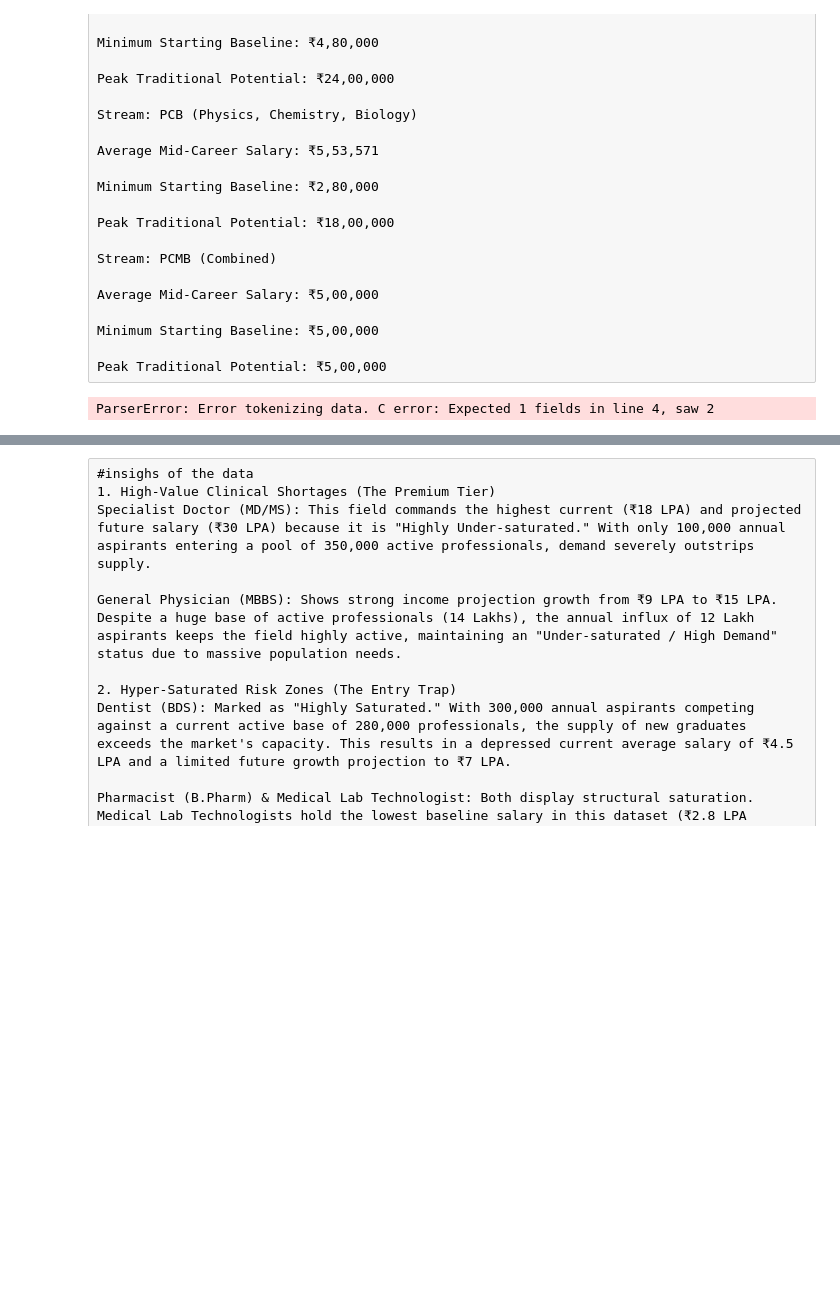
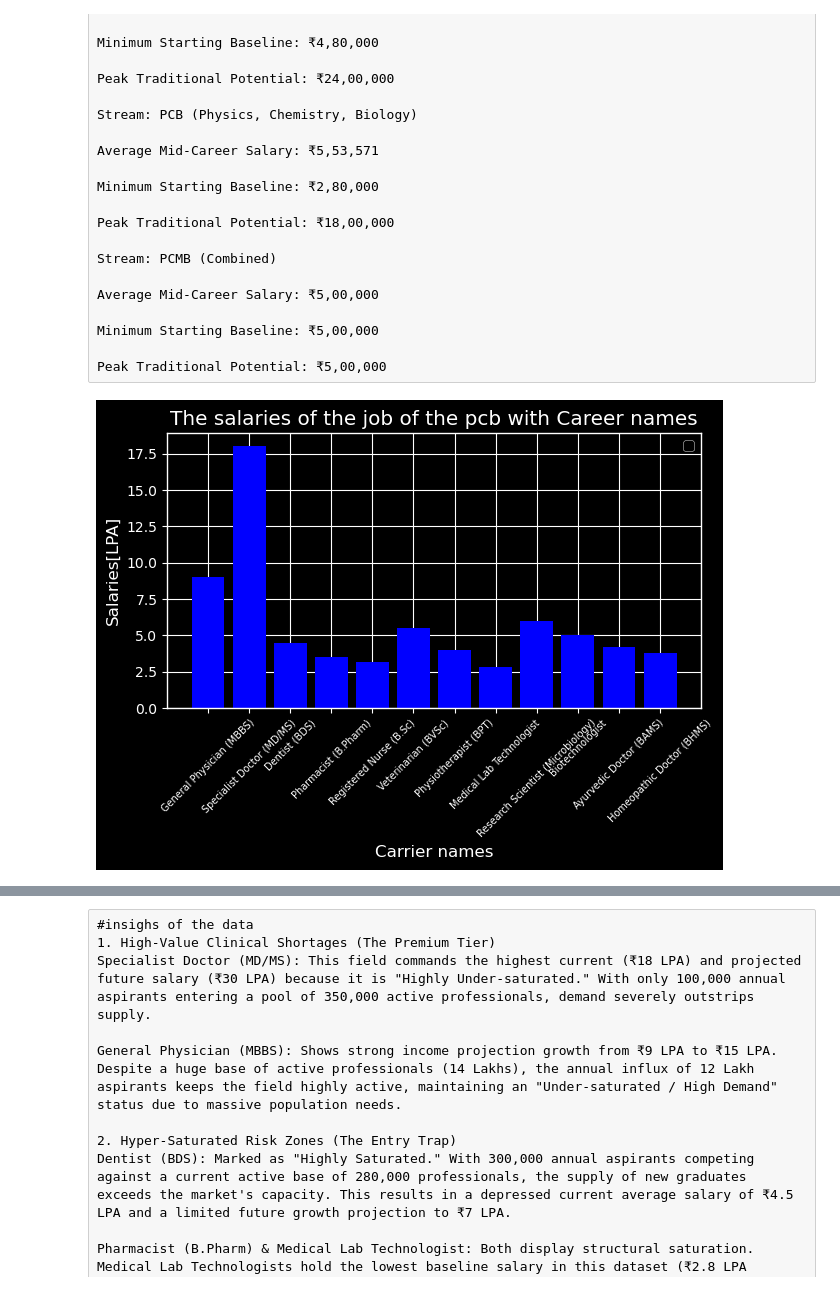
Before and after one commit to Venux09/Carrier-analysis-project, a Jupyter notebook: science stream deep analysis/science_stream_second_page.ipynb, the cells around one changed output, grey strips where cells are left out. Cells and saved outputs as stored; diff of their text form; code cells hidden in the pictures; blank space fills up the shorter version.

```diff
--- a/science stream deep analysis/science_stream_second_page.ipynb
+++ b/science stream deep analysis/science_stream_second_page.ipynb
@@ -111,21 +111,19 @@ Peak Traditional Potential: ₹5,00,000
 # %%
 #Plotting the bar
 import pandas as pd
-df = pd.read_csv('data3.csv')
-df_pcb = df.loc[0:11].copy()#creating different dataframes for both pcm and pcB
-df_pcm  = df.loc[12:29].copy()
+
 carrier = df_pcb['Career_Path']
 current_salaries = df_pcb['Current_Avg_Salary_INR']
 plt.bar(carrier,current_salaries/100000,color= 'blue')
 plt.xlabel('Carrier names')
 plt.ylabel('Salaries[LPA]')
 plt.title('The salaries of the job of the pcb with Career names')
 plt.xticks(rotation = 45,fontsize = 7)
 plt.legend()
 plt.tight_layout()
 plt.style.use('dark_background')
 # %% [output]
-ParserError: Error tokenizing data. C error: Expected 1 fields in line 4, saw 2
+[figure, added]
 # %%
 #for the pcm stream
 # %%
```
Also changed, not shown: parts of 1 cell of this notebook.
